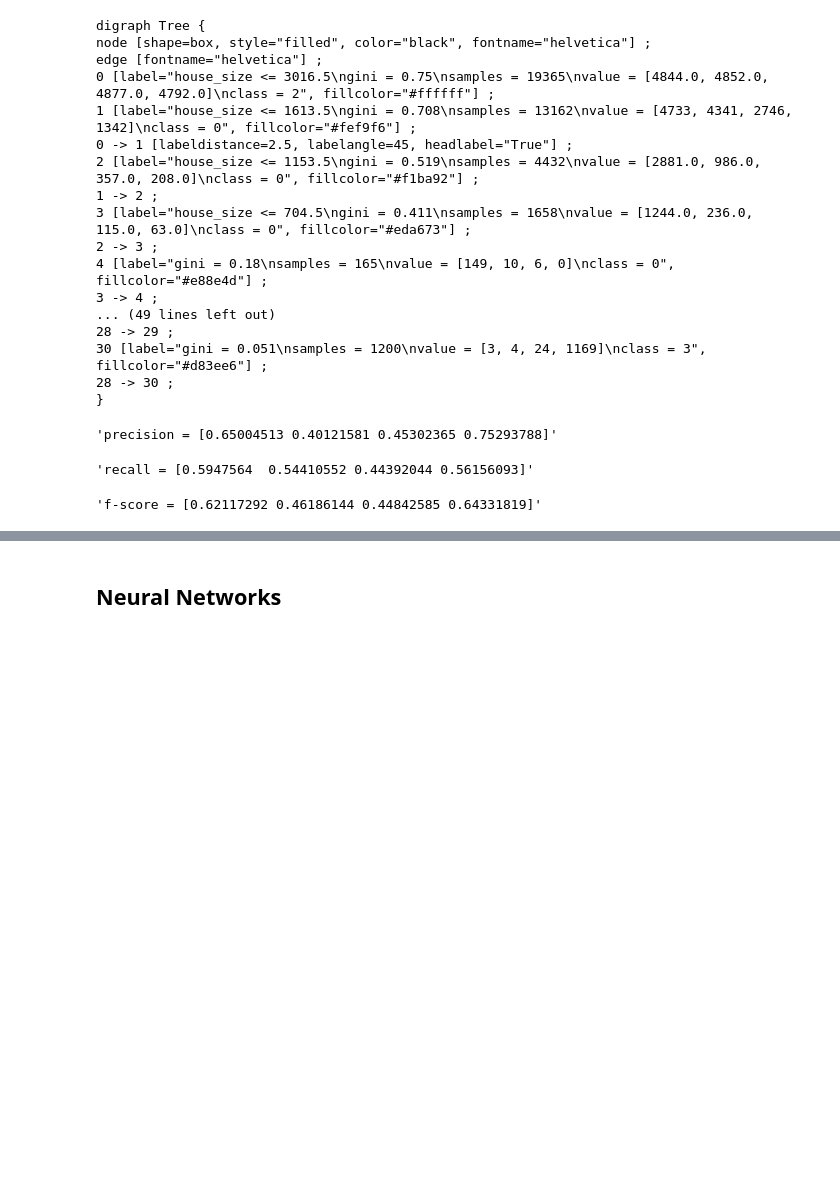
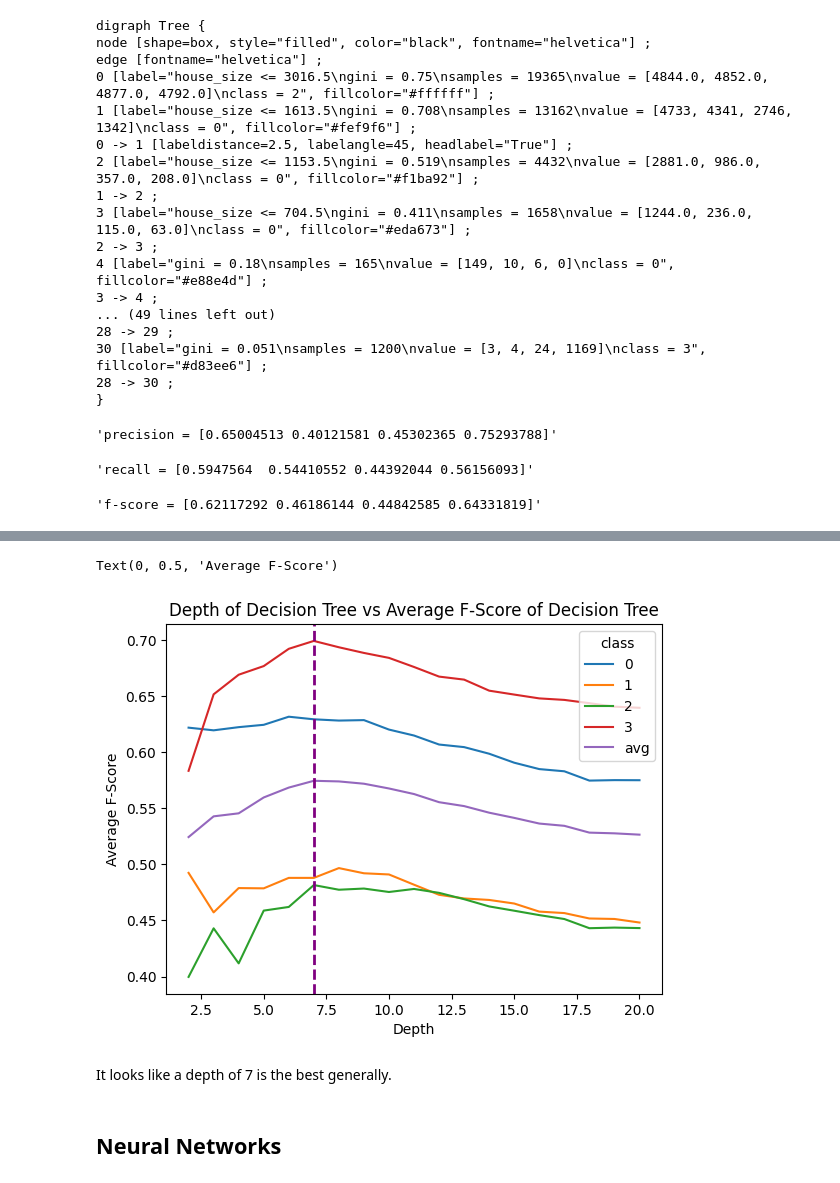
Before and after one commit to n8taylor/cs5830_project8, a Jupyter notebook: project8.ipynb, the cells around one changed output, grey strips where cells are left out. Cells and saved outputs as stored; diff of their text form; code cells hidden in the pictures; blank space fills up the shorter version.

Commit message:
added best depth analysis for decision trees

```diff
--- a/project8.ipynb
+++ b/project8.ipynb
@@ -526,0 +590,5 @@ edge [fontname="helvetica"] ;
+# %%
+scoresDF = pd.DataFrame(fScores)
+scoresDF = pd.melt(scoresDF, id_vars='depth', value_vars=['0', '1', '2', '3', 'avg'],
+                    var_name='class', value_name='fScore')
+scoresDF
@@ -526,0 +609,11 @@ edge [fontname="helvetica"] ;
+# %%
+maxAvgScore = scoresDF[scoresDF['class'] == 'avg']['fScore'].max()
+display(maxAvgScore)
+bestDepth = scoresDF[scoresDF['class'] == 'avg'][scoresDF['fScore'] == maxAvgScore].depth.tolist()[0]
+display(bestDepth)
+index = fScores['depth'].index(7)
+bestDepthScores = {}
+for key, value in fScores.items():
+    if not key in ['depth', 'avg']:
+        bestDepthScores[key] = value[index]
+bestDepthScores
@@ -527,2 +627,13 @@ edge [fontname="helvetica"] ;
+# %%
+sns.lineplot(data=scoresDF, x='depth', y='fScore', hue='class')
+plt.axvline(bestDepth, color='purple', linestyle='dashed', linewidth=2, label='Best Depth')
+plt.title('Depth of Decision Tree vs Average F-Score of Decision Tree')
+plt.xlabel('Depth')
+plt.ylabel('Average F-Score')
+# %% [output]
+Text(0, 0.5, 'Average F-Score')
+[figure, added]
+# %% [markdown]
+It looks like a depth of 7 is the best generally.
 # %% [markdown]
 ## Neural Networks
```
Also changed, not shown: parts of 4 cells of this notebook.
